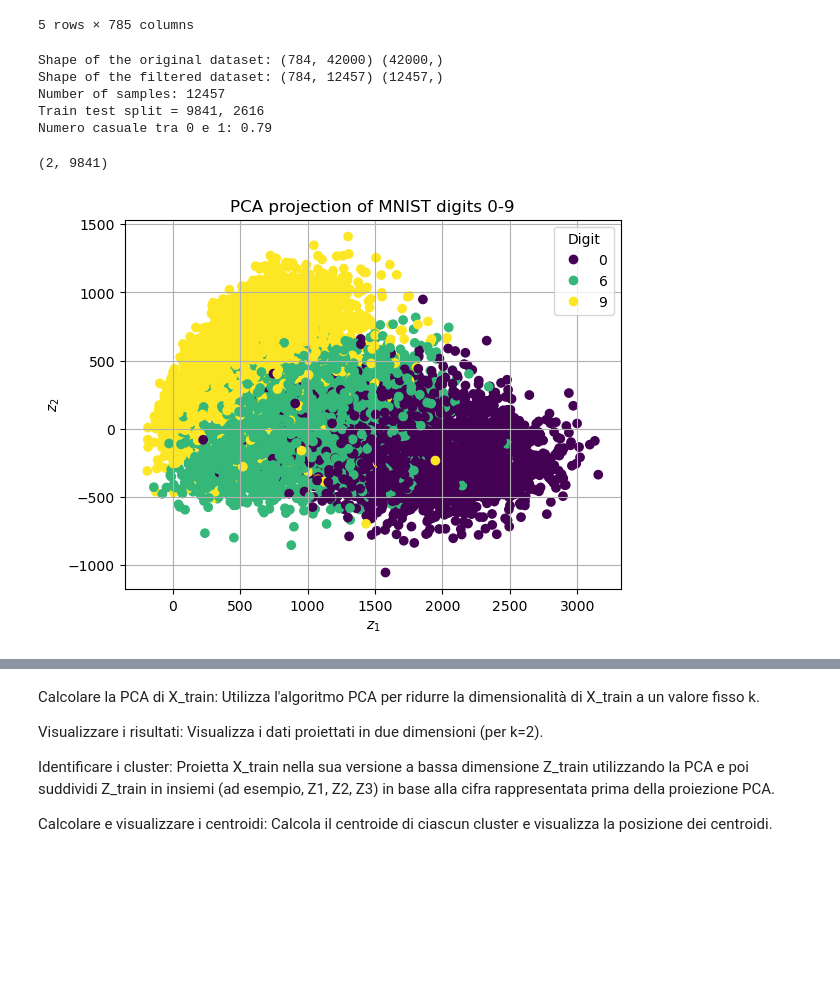
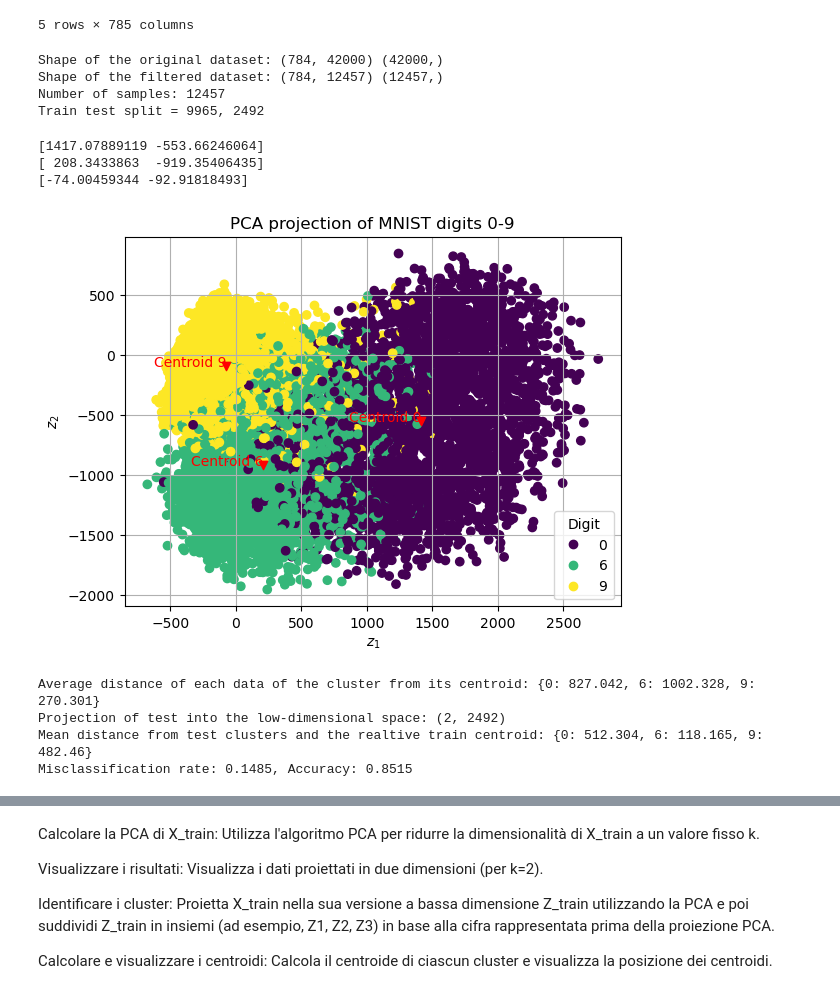
Before and after one commit to 26leonardo/homework_ssm_unibo, a Jupyter notebook: homework2.ipynb, the cells around one changed output, grey strips where cells are left out. Drawn from its saved outputs; the diff is of its cells as text; code cells hidden in the pictures; blank space fills up the shorter version.

```diff
--- a/homework2.ipynb
+++ b/homework2.ipynb
@@ -458,34 +459,0 @@ import random
-# %%
-def PCA(X_train, X, d, k=2):
-    # Compute centroid
-    cX = np.mean(X, axis=1)
-
-    # Make it a column vector
-    cX = np.reshape(cX, (d, 1))
-
-    # Center the data
-    Xc = X - cX
-
-    # Compute SVD decomposition
-    U, s, VT = np.linalg.svd(Xc, full_matrices=False)
-
-    # Compute reduced SVD
-    Uk = U[:, :k]
-
-    # Define projection matrix
-    P = Uk.T
-
-    # Project X_train -> Z_train
-    Z_train = P @ X_train
-    return Z_train
-
-
-# Visualize the clusters
-def visualize_2D(Z, Y):
-    ax = plt.scatter(Z[0, :], Z[1, :], c=Y)
-    plt.legend(*ax.legend_elements(), title="Digit") # Add to the legend the list of digits
-    plt.xlabel(r"$z_1$")
-    plt.ylabel(r"$z_2$")
-    plt.title("PCA projection of MNIST digits 0-9")
-    plt.grid()
-    plt.show()
@@ -524,21 +667,42 @@ d, N = X_0_6_9.shape
 print(f"Number of samples: {N}")
 
 # Train Test split
-random_number = round(random.random(),2)
-(X_0_6_9_train, Y_0_6_9_train), (X_0_6_9_test, Y_0_6_9_test) = split_data(X_0_6_9, Y_0_6_9,random_number )
-print(f"Numero casuale tra 0 e 1: {random_number}")
+(X_0_6_9_train, Y_0_6_9_train), (X_0_6_9_test, Y_0_6_9_test) = split_data(X_0_6_9, Y_0_6_9, 0.8 )
 # %% [output]
 Shape of the original dataset: (784, 42000) (42000,)
 Shape of the filtered dataset: (784, 12457) (12457,)
 Number of samples: 12457
-Train test split = 9841, 2616
-Numero casuale tra 0 e 1: 0.79
+Train test split = 9965, 2492
-# %%
-Z_0_6_9_train = PCA(X_0_6_9_train, X, d, 2)
-Z_0_6_9_train.shape
-# %% [output]
-(2, 9841)
+# %%
+Z_0_6_9_train_k2, proj_centr_clust_k2, P = PCA(X_0_6_9_train, Y_0_6_9_train, labels, d, 2)
+Z_0_6_9_train_k2.shape
+for i in proj_centr_clust_k2:
+    print(i)
+# %% [output]
+[1417.07889119 -553.66246064]
+[ 208.3433863  -919.35406435]
+[-74.00459344 -92.91818493]
 # %%
-visualize_2D(Z_0_6_9_train, Y_0_6_9_train)
+visualize_2D(Z_0_6_9_train_k2, Y_0_6_9_train, proj_centr_clust_k2)
 # %% [output]
-[figure, old version]
+[figure, new version]
+# %%
+distances_train_0_6_9_k2 = average_distance_of_clusters_from_centroid(Z_0_6_9_train_k2, Y_0_6_9_train, proj_centr_clust_k2)
+print(f"Average distance of each data of the cluster from its centroid: {distances_train_0_6_9_k2}")
+
+# Project the test set into the low-dimensional space
+Z_0_6_9_test_k2 = project_test_set(X_0_6_9_test, P)
+print("Projection of test into the low-dimensional space:", Z_0_6_9_test_k2.shape)
+
+# Compute the average distance of each cluster of X_test from the train centroid
+distances_test_0_6_9_k2 = average_distance_of_clusters_from_centroid(Z_0_6_9_test_k2, Y_0_6_9_test, proj_centr_clust_k2)
+print("Mean distance from test clusters and the realtive train centroid:", distances_test_0_6_9_k2)
+
+# Misclassification rate of the test set
+MR_0_6_9_k2, acc_0_6_9_k2 = evaluation_PCA(Z_0_6_9_test_k2, Y_0_6_9_test, proj_centr_clust_k2, labels)
+print(f"Misclassification rate: {MR_0_6_9_k2:.4f}, Accuracy: {acc_0_6_9_k2:.4f}")
+# %% [output]
+Average distance of each data of the cluster from its centroid: {0: 827.042, 6: 1002.328, 9: 270.301}
+Projection of test into the low-dimensional space: (2, 2492)
+Mean distance from test clusters and the realtive train centroid: {0: 512.304, 6: 118.165, 9: 482.46}
+Misclassification rate: 0.1485, Accuracy: 0.8515
```
Also changed, not shown: parts of 19 cells of this notebook.
